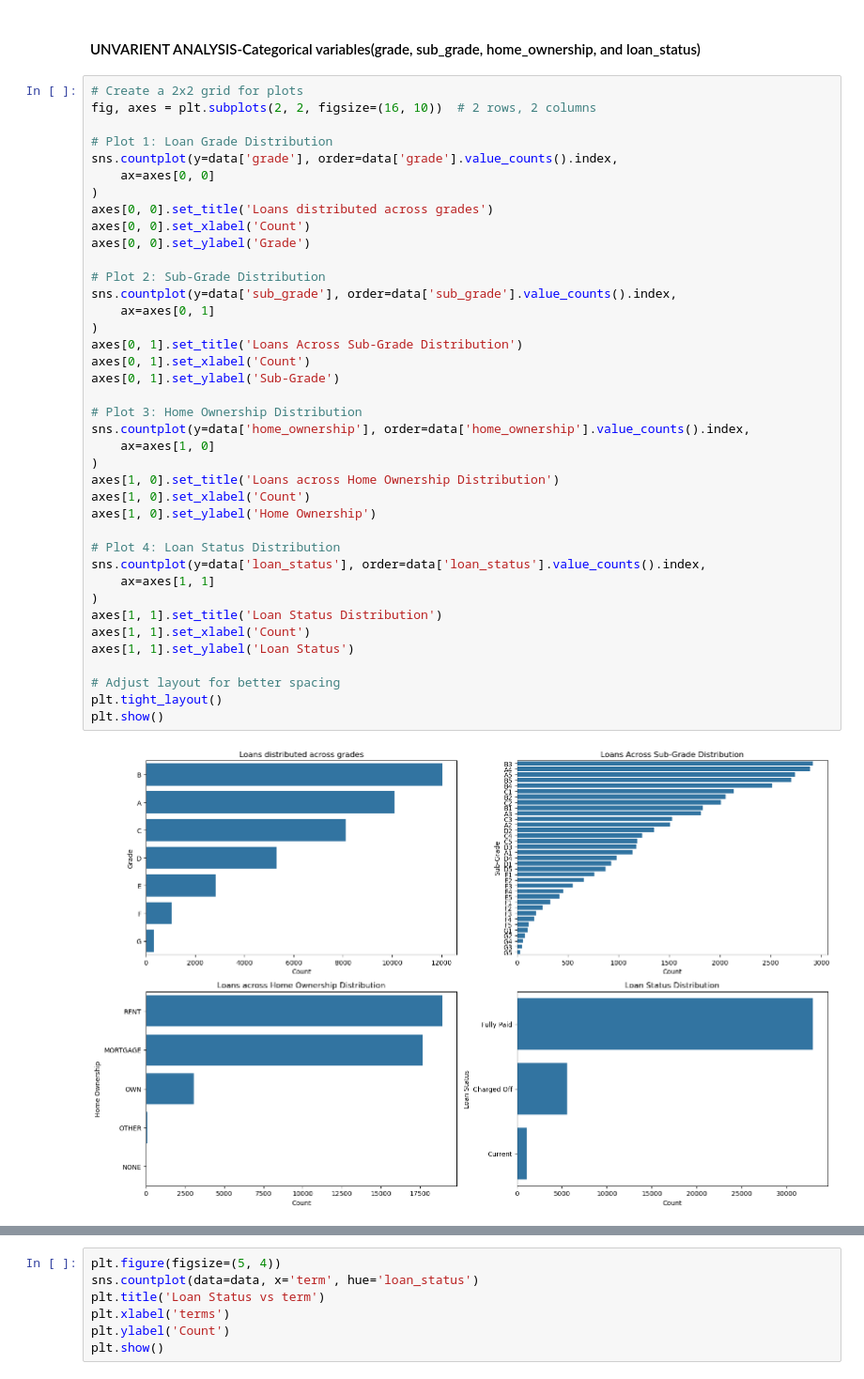
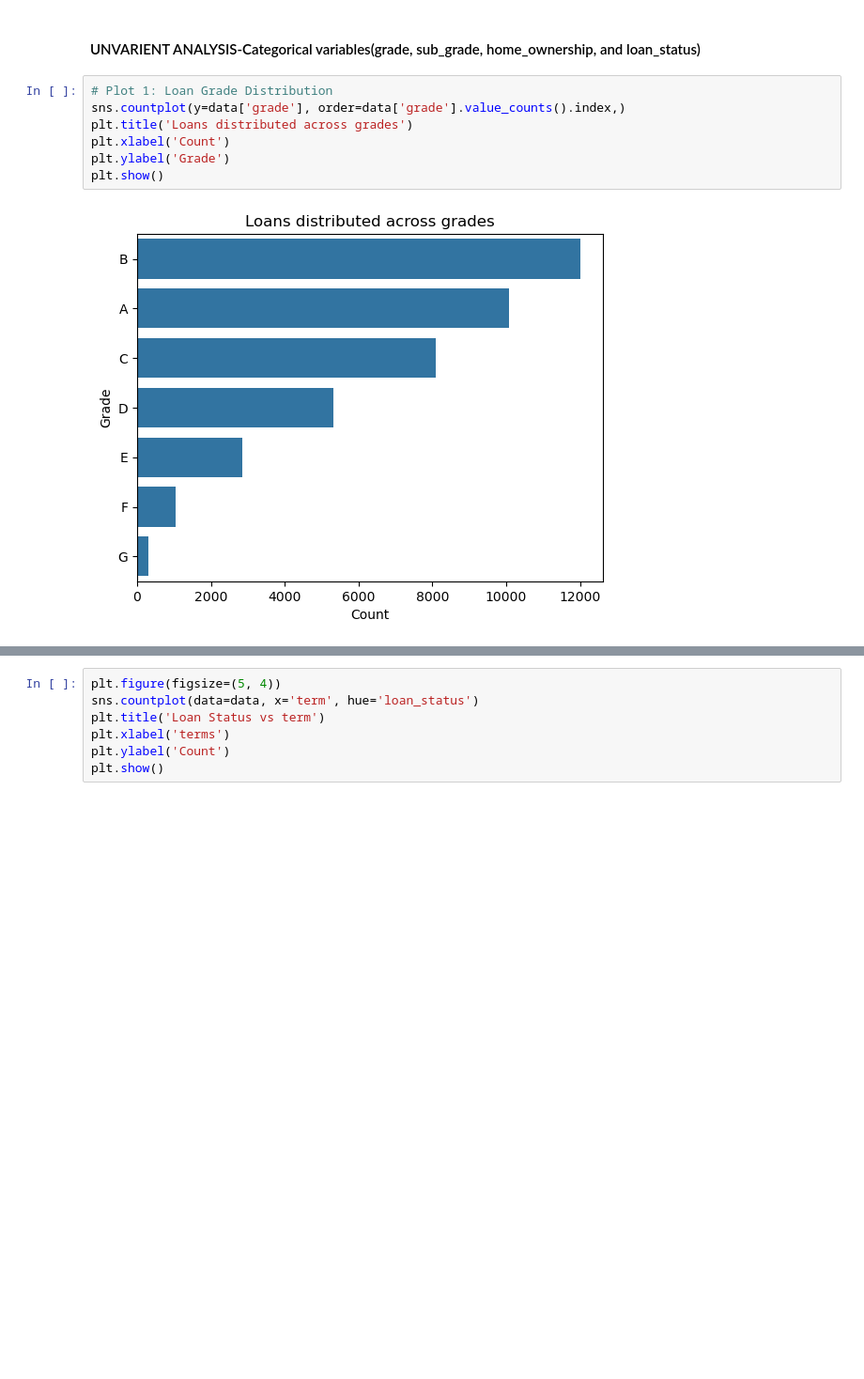
Before and after one commit to JLohani/LendingClubCaseStudy, a Jupyter notebook: Lekhana_Gowda.ipynb, the cells around one changed output, grey strips where cells are left out. Shown at 94% size. Drawn from its saved outputs; the diff is of its cells as text; blank space fills up the shorter version.

```diff
--- a/Lekhana_Gowda.ipynb
+++ b/Lekhana_Gowda.ipynb
@@ -273,43 +266,11 @@ plt.show()
 # %% [markdown]
 <h4>UNVARIENT ANALYSIS-Categorical variables(grade, sub_grade, home_ownership, and loan_status)</h4>
 # %%
-# Create a 2x2 grid for plots
-fig, axes = plt.subplots(2, 2, figsize=(16, 10))  # 2 rows, 2 columns
-
 # Plot 1: Loan Grade Distribution
-sns.countplot(y=data['grade'], order=data['grade'].value_counts().index,
-    ax=axes[0, 0]
-)
-axes[0, 0].set_title('Loans distributed across grades')
-axes[0, 0].set_xlabel('Count')
-axes[0, 0].set_ylabel('Grade')
-
-# Plot 2: Sub-Grade Distribution
-sns.countplot(y=data['sub_grade'], order=data['sub_grade'].value_counts().index,
-    ax=axes[0, 1]
-)
-axes[0, 1].set_title('Loans Across Sub-Grade Distribution')
-axes[0, 1].set_xlabel('Count')
-axes[0, 1].set_ylabel('Sub-Grade')
-
-# Plot 3: Home Ownership Distribution
-sns.countplot(y=data['home_ownership'], order=data['home_ownership'].value_counts().index,
-    ax=axes[1, 0]
-)
-axes[1, 0].set_title('Loans across Home Ownership Distribution')
-axes[1, 0].set_xlabel('Count')
-axes[1, 0].set_ylabel('Home Ownership')
-
-# Plot 4: Loan Status Distribution
-sns.countplot(y=data['loan_status'], order=data['loan_status'].value_counts().index,
-    ax=axes[1, 1]
-)
-axes[1, 1].set_title('Loan Status Distribution')
-axes[1, 1].set_xlabel('Count')
-axes[1, 1].set_ylabel('Loan Status')
-
-# Adjust layout for better spacing
-plt.tight_layout()
+sns.countplot(y=data['grade'], order=data['grade'].value_counts().index,)
+plt.title('Loans distributed across grades')
+plt.xlabel('Count')
+plt.ylabel('Grade')
 plt.show()
 # %% [output]
-[figure, old version]
+[figure, new version]
```
Also changed, not shown: parts of 30 cells of this notebook, 1 other file.
